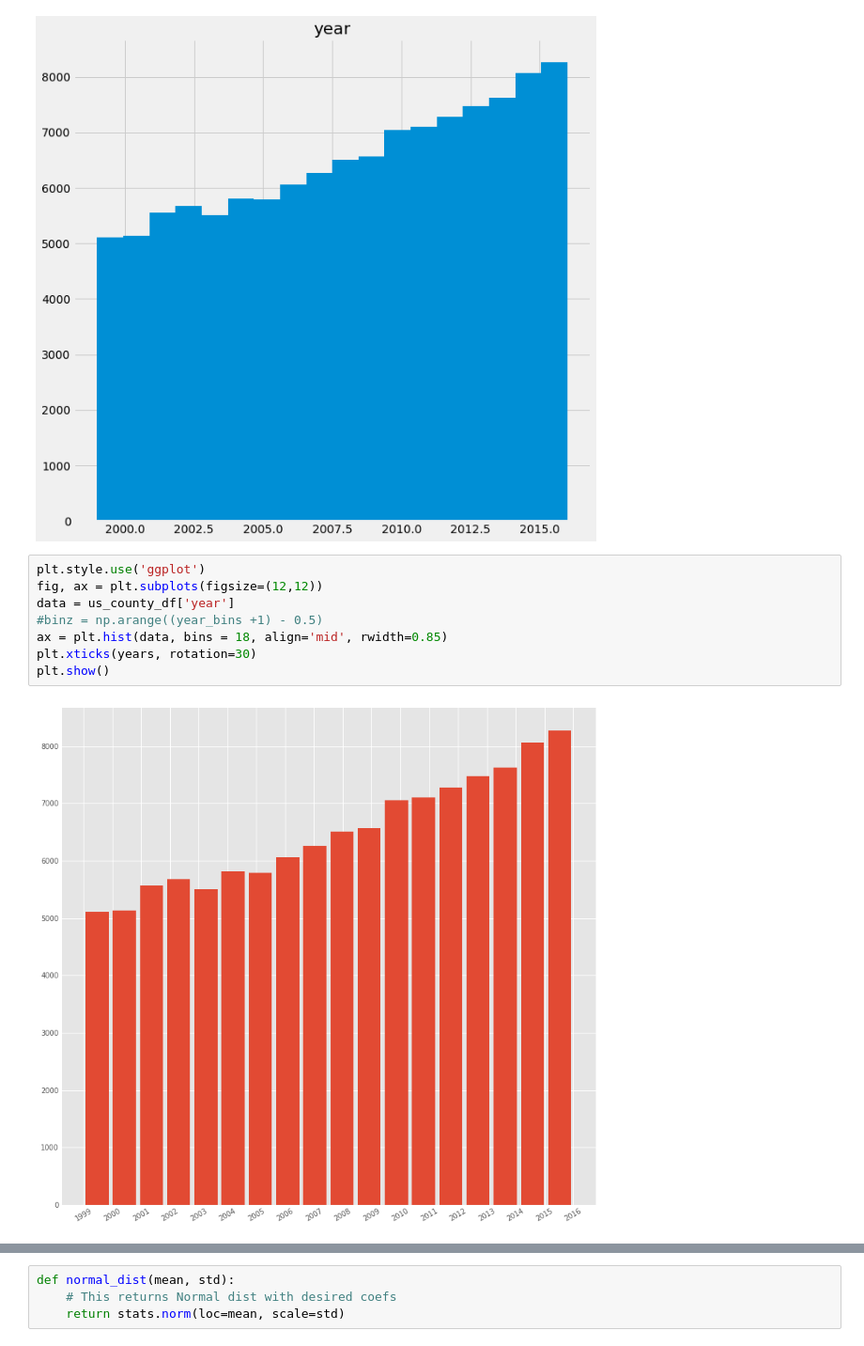
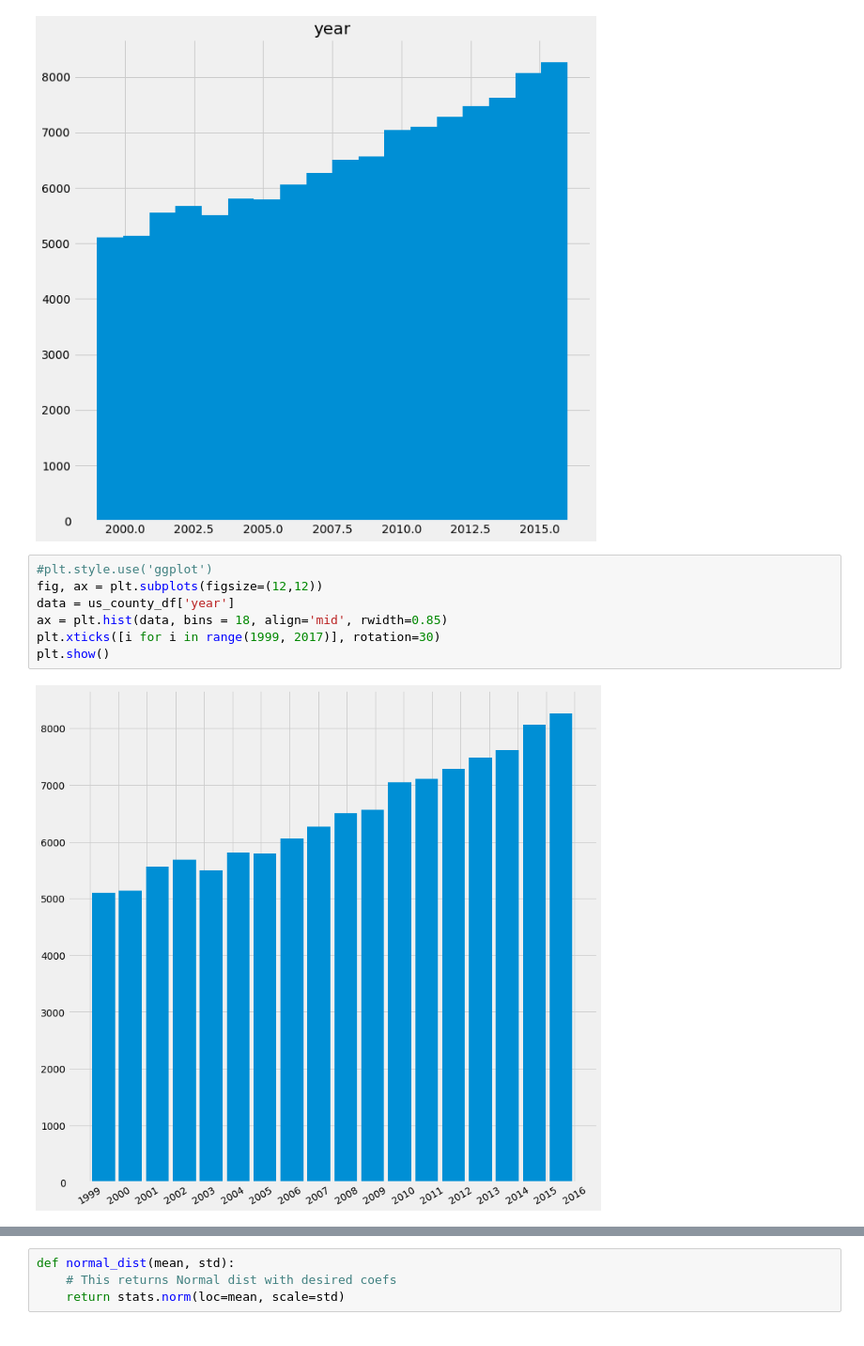
Before and after one commit to A-Hanson/suicide_rate_trends_in_the_us, a Jupyter notebook: notebooks/us_county_initial_viz.ipynb, the cells around one changed output, grey strips where cells are left out. Shown: that part at 94% size. Saved outputs shown, nothing was run; the diff lists cells and outputs as text.

Commit message:
add initial data visualization files

```diff
--- a/notebooks/us_county_initial_viz.ipynb
+++ b/notebooks/us_county_initial_viz.ipynb
@@ -41,12 +54,11 @@ array([[<matplotlib.axes._subplots.AxesSubplot object at 0x...>]],
       dtype=object)
 [figure]
 # %%
-plt.style.use('ggplot')
+#plt.style.use('ggplot')
 fig, ax = plt.subplots(figsize=(12,12))
 data = us_county_df['year']
-#binz = np.arange((year_bins +1) - 0.5)
 ax = plt.hist(data, bins = 18, align='mid', rwidth=0.85)
-plt.xticks(years, rotation=30)
+plt.xticks([i for i in range(1999, 2017)], rotation=30)
 plt.show()
 # %% [output]
-[figure, old version]
+[figure, new version]
```
Also changed, not shown: parts of 10 cells of this notebook, 11 other files.
